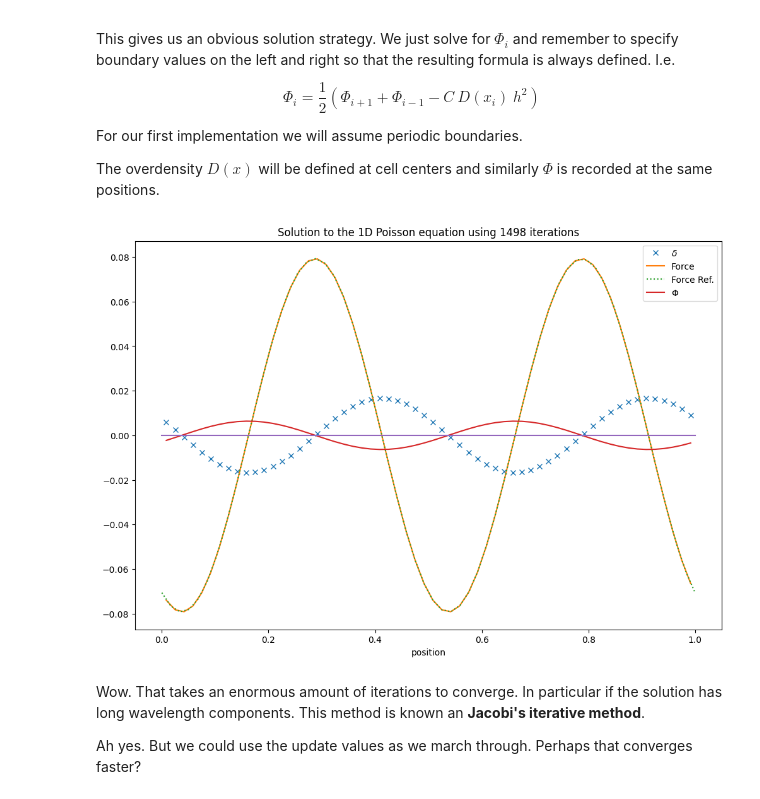
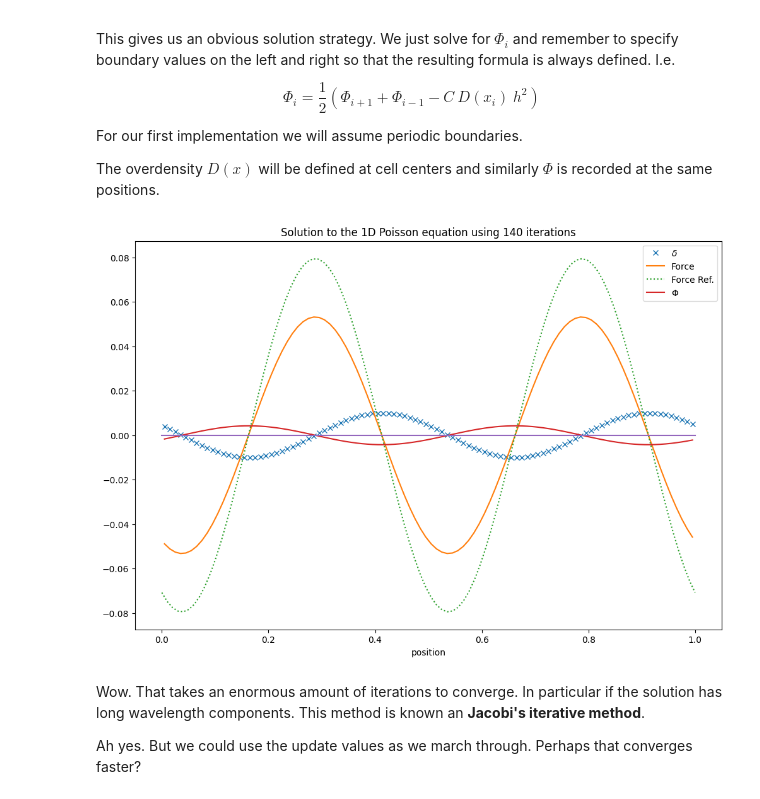
Before and after one commit to yipihey/Physics-113-Book, a Jupyter notebook: _sources/pde/integrate-1D-poissonEquation.ipynb, the cells around one changed output. Drawn from its saved outputs; the diff is of its cells as text; code cells hidden in the pictures.

```diff
--- a/_sources/pde/integrate-1D-poissonEquation.ipynb
+++ b/_sources/pde/integrate-1D-poissonEquation.ipynb
@@ -84,7 +84,7 @@ def density(x,k=2):
 
     return d
 
-N=60
+N=100
 x = np.linspace(0,1,N) # uniform grid
 #x = np.insert(np.insert(sort(np.random.rand(N-2)),0,0),N-1,1) # non-uniform grid
 d = density(x)
@@ -121,0 +118,33 @@ F(x=0) =  0.10041841004184161
+# %%
+def mydensity(x,k=2):
+#    phase = 1.1
+#    od = np.cos(k * 2 * math.pi * x + phase) # set up a periodic density
+    od = np.ones_like(x)*20
+    od[np.abs((x -0.4)) > 0.025] = 0
+    d = od
+#    dmean = integrate.simps(od,x)/1.   # mean density
+#    d = od - dmean # for periodic forces the mean of the right hand side needs to be zero
+
+    return d
+
+N=100
+x = np.linspace(0,1,N) # uniform grid
+#x = np.insert(np.insert(sort(np.random.rand(N-2)),0,0),N-1,1) # non-uniform grid
+md = mydensity(x)
+c = 1
+
+mF = -integrate.cumtrapz(c*md,x=x,initial=0)
+mF0 = -integrate.simps(mF,x=x) # fix the force constant to keep momentum change=0
+print('F(x=0) = ', mF0)
+mF = mF + mF0
+
+mPhi = -integrate.cumtrapz(mF,x,initial=0)
+mPhi = mPhi - integrate.simps(mPhi,x)/1.    # set potential to mean
+
+plt.plot(x,md/N,'x',label="$\delta$");
+plt.plot(x,mF,label="Force");
+plt.plot(x,mPhi,label="$\Phi$");
+plt.plot(np.zeros(2))
+plt.xlabel('position')
+plt.title('Solution to the 1D Poisson equation')
+plt.legend();
@@ -140,30 +172,31 @@ For our first implementation we will assume periodic boundaries.
 
 The overdensity $D(x)$ will be defined at cell centers and similarly $\Phi$ is recorded at the same positions.
 # %%
+N = 100
 rx = (0.5+np.arange(N))/N
 rd = density(rx)
 dx = 1./N
-Niter = 1498
+Niter = 140
 ip1 = (np.arange(N) + 1) # define arrays that are the indeces i+1 and i-1
 ip1[N-1] = 0
 im1 = (np.arange(N) - 1)
 rPhi = np.zeros(N,dtype=float)
 for i in range(Niter):
     rPhi = (rPhi[ip1]+rPhi[im1] - c*rd*dx**2)/2.
 
 rF = -(rPhi[ip1]-rPhi[im1])/(2.*dx)
 # show results
 plt.plot(rx,rd/N,'x',label="$\delta$");
 plt.plot(rx,rF,label="Force");
 plt.plot(x,F,':', label="Force Ref.")
 plt.plot(rx,rPhi,label="$\Phi$");
 plt.plot(np.zeros(2))
 plt.xlabel('position')
 plt.title('Solution to the 1D Poisson equation using '+str(Niter)+' iterations')
 leg=plt.legend();
 leg.get_frame().set_alpha(0.7)
 # %% [output]
-[figure, old version]
+[figure, new version]
 # %% [markdown]
 Wow. That takes an enormous amount of iterations to converge. In particular if the solution has long wavelength components. This method is known an <b>Jacobi's iterative method</b>.
 
```
Also changed, not shown: parts of 6 cells of this notebook, 27 other files.
